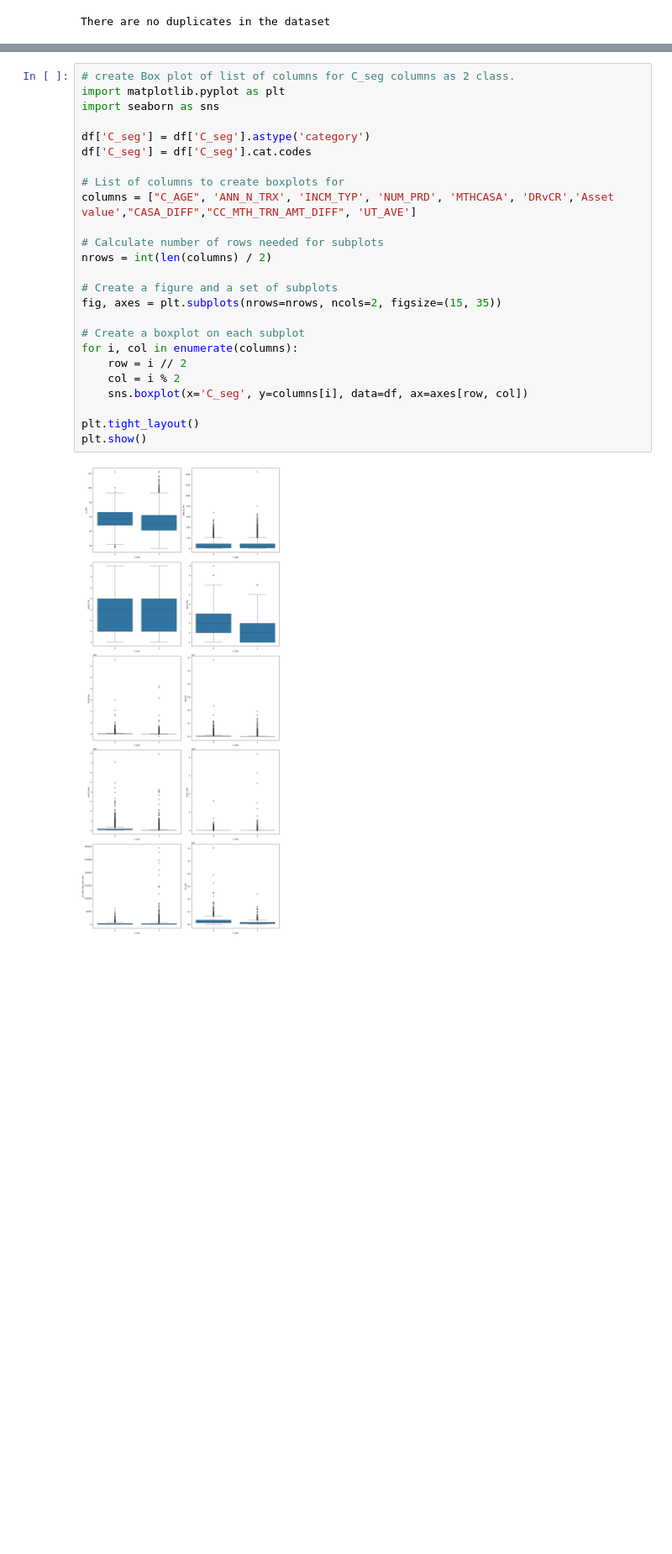
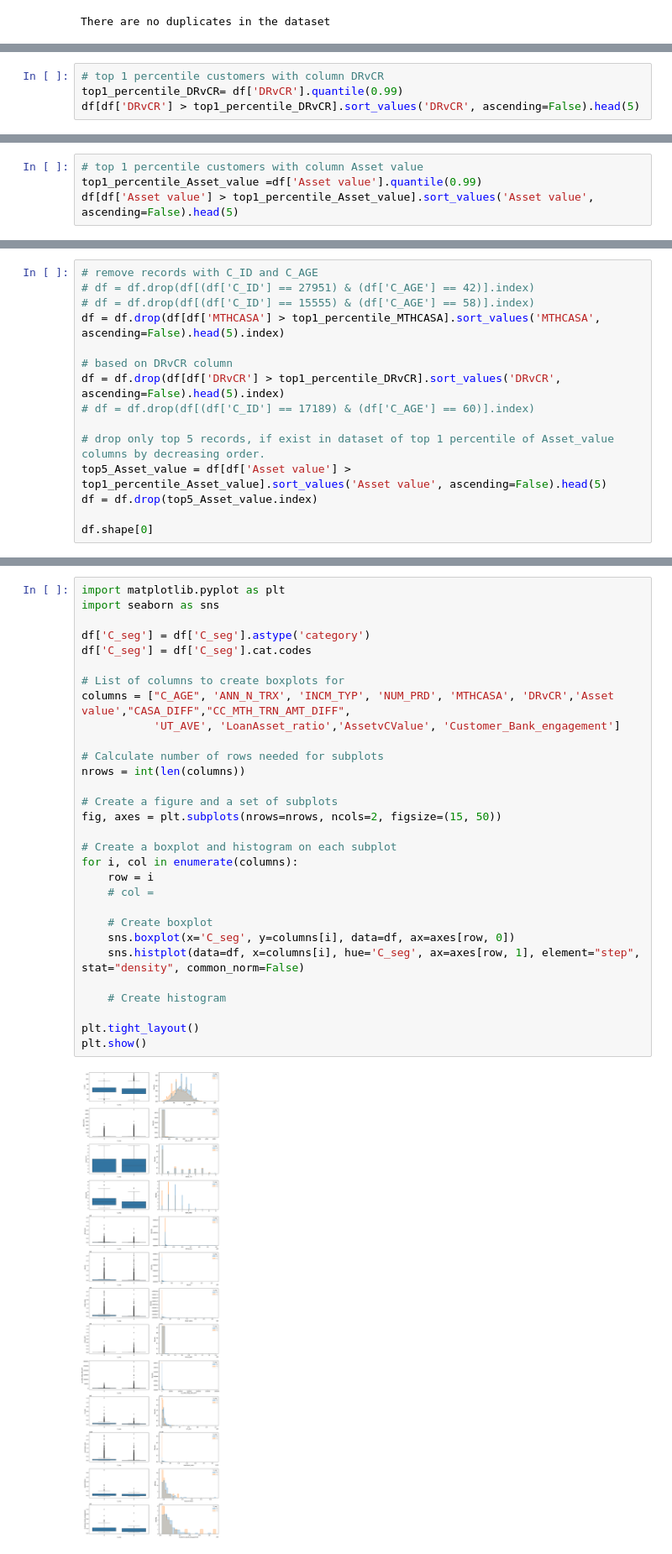
Before and after one commit to naitikshukla/maybank_assessment, a Jupyter notebook: maybank_eda.ipynb, the cells around one changed output, grey strips where cells are left out. Shown at 84% size. Cells and saved outputs as stored; diff of their text form; blank space fills up the shorter version.

```diff
--- a/maybank_eda.ipynb
+++ b/maybank_eda.ipynb
@@ -231,0 +306,4 @@ df['CC_MTH_TRN_AMT_DIFF']= df['MAX_MTH_TRN_AMT'] - df['MIN_MTH_TRN_AMT']
+# %%
+# top 1 percentile customers with column DRvCR
+top1_percentile_DRvCR= df['DRvCR'].quantile(0.99)
+df[df['DRvCR'] > top1_percentile_DRvCR].sort_values('DRvCR', ascending=False).head(5)
@@ -231,0 +317,4 @@ df['CC_MTH_TRN_AMT_DIFF']= df['MAX_MTH_TRN_AMT'] - df['MIN_MTH_TRN_AMT']
+# %%
+# top 1 percentile customers with column Asset value
+top1_percentile_Asset_value =df['Asset value'].quantile(0.99)
+df[df['Asset value'] > top1_percentile_Asset_value].sort_values('Asset value', ascending=False).head(5)
@@ -231,0 +328,15 @@ df['CC_MTH_TRN_AMT_DIFF']= df['MAX_MTH_TRN_AMT'] - df['MIN_MTH_TRN_AMT']
+# %%
+# remove records with C_ID and C_AGE
+# df = df.drop(df[(df['C_ID'] == 27951) & (df['C_AGE'] == 42)].index)
+# df = df.drop(df[(df['C_ID'] == 15555) & (df['C_AGE'] == 58)].index)
+df = df.drop(df[df['MTHCASA'] > top1_percentile_MTHCASA].sort_values('MTHCASA', ascending=False).head(5).index)
+
+# based on DRvCR column
+df = df.drop(df[df['DRvCR'] > top1_percentile_DRvCR].sort_values('DRvCR', ascending=False).head(5).index)
+# df = df.drop(df[(df['C_ID'] == 17189) & (df['C_AGE'] == 60)].index)
+
+# drop only top 5 records, if exist in dataset of top 1 percentile of Asset_value columns by decreasing order.
+top5_Asset_value = df[df['Asset value'] > top1_percentile_Asset_value].sort_values('Asset value', ascending=False).head(5)
+df = df.drop(top5_Asset_value.index)
+
+df.shape[0]
@@ -232,27 +358,32 @@ df['CC_MTH_TRN_AMT_DIFF']= df['MAX_MTH_TRN_AMT'] - df['MIN_MTH_TRN_AMT']
 # %%
-# create Box plot of list of columns for C_seg columns as 2 class.
 import matplotlib.pyplot as plt
 import seaborn as sns
 
 df['C_seg'] = df['C_seg'].astype('category')
 df['C_seg'] = df['C_seg'].cat.codes
 
 # List of columns to create boxplots for
-columns = ["C_AGE", 'ANN_N_TRX', 'INCM_TYP', 'NUM_PRD', 'MTHCASA', 'DRvCR','Asset value',"CASA_DIFF","CC_MTH_TRN_AMT_DIFF", 'UT_AVE']
+columns = ["C_AGE", 'ANN_N_TRX', 'INCM_TYP', 'NUM_PRD', 'MTHCASA', 'DRvCR','Asset value',"CASA_DIFF","CC_MTH_TRN_AMT_DIFF",
+           'UT_AVE', 'LoanAsset_ratio','AssetvCValue', 'Customer_Bank_engagement']
 
 # Calculate number of rows needed for subplots
-nrows = int(len(columns) / 2)
+nrows = int(len(columns))
 
 # Create a figure and a set of subplots
-fig, axes = plt.subplots(nrows=nrows, ncols=2, figsize=(15, 35))
+fig, axes = plt.subplots(nrows=nrows, ncols=2, figsize=(15, 50))
 
-# Create a boxplot on each subplot
+# Create a boxplot and histogram on each subplot
 for i, col in enumerate(columns):
-    row = i // 2
-    col = i % 2
-    sns.boxplot(x='C_seg', y=columns[i], data=df, ax=axes[row, col])
+    row = i
+    # col =
+
+    # Create boxplot
+    sns.boxplot(x='C_seg', y=columns[i], data=df, ax=axes[row, 0])
+    sns.histplot(data=df, x=columns[i], hue='C_seg', ax=axes[row, 1], element="step", stat="density", common_norm=False)
+
+    # Create histogram
 
 plt.tight_layout()
 plt.show()
 # %% [output]
-[figure, old version]
+[figure, new version]
```
Also changed, not shown: parts of 43 cells of this notebook, 3 other files.
